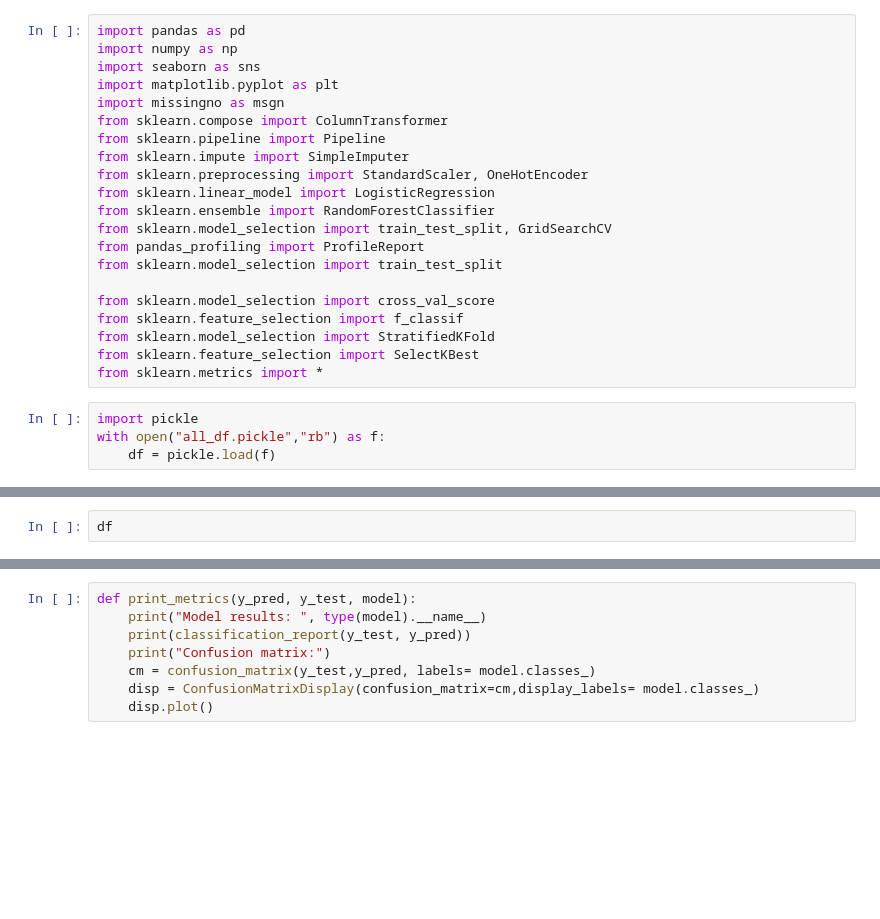
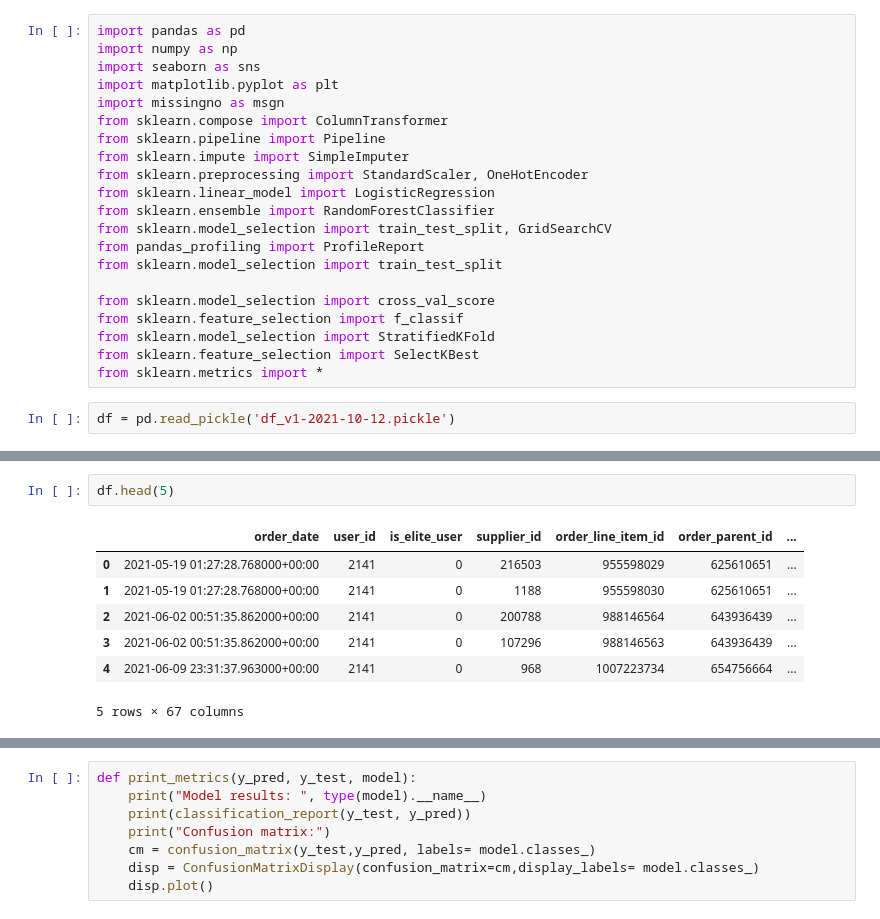
Before and after one commit to ihkaraman/trendyol_datathon_21, a Jupyter notebook: modelling.ipynb, the cells around one changed output, grey strips where cells are left out. Drawn from its saved outputs; the diff is of its cells as text; blank space fills up the shorter version.

```diff
--- a/modelling.ipynb
+++ b/modelling.ipynb
@@ -20,6 +20,4 @@ from sklearn.model_selection import StratifiedKFold
 from sklearn.feature_selection import SelectKBest
 from sklearn.metrics import *
 # %%
-import pickle
-with open("all_df.pickle","rb") as f:
-    df = pickle.load(f)
+df = pd.read_pickle('df_v1-2021-10-12.pickle')
@@ -26,2 +39,10 @@ with open("all_df.pickle","rb") as f:
 # %%
-df
+df.head(5)
+# %% [output]
+|  | order_date | user_id | is_elite_user | supplier_id | order_line_item_id | order_parent_id | ... |
+| 0 | 2021-05-19 01:27:28.768000+00:00 | 2141 | 0 | 216503 | 955598029 | 625610651 | ... |
+| 1 | 2021-05-19 01:27:28.768000+00:00 | 2141 | 0 | 1188 | 955598030 | 625610651 | ... |
+| 2 | 2021-06-02 00:51:35.862000+00:00 | 2141 | 0 | 200788 | 988146564 | 643936439 | ... |
+| 3 | 2021-06-02 00:51:35.862000+00:00 | 2141 | 0 | 107296 | 988146563 | 643936439 | ... |
+| 4 | 2021-06-09 23:31:37.963000+00:00 | 2141 | 0 | 968 | 1007223734 | 654756664 | ... |
+5 rows × 67 columns
```
Also changed, not shown: parts of 43 cells of this notebook, 2 other files.
